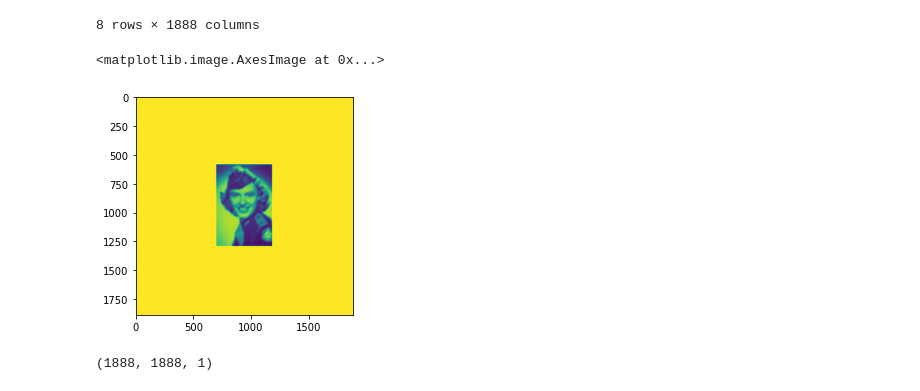
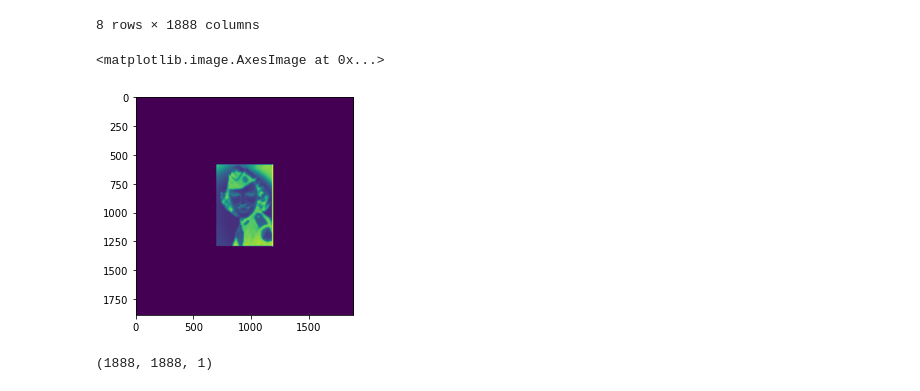
Before and after one commit to rainbowjoy1/MachineLearningClass, a Jupyter notebook: Testing_my_model_tf_Y.ipynb, the cells around one changed output. Saved outputs shown, nothing was run; the diff lists cells and outputs as text; code cells hidden in the pictures.

```diff
--- a/Testing_my_model_tf_Y.ipynb
+++ b/Testing_my_model_tf_Y.ipynb
@@ -29,4 +29,4 @@ import sys
 # %% [markdown]
 ### Load model1
 # %%
-reconstructed_model = load_model("my_model_tf_Y")
+reconstructed_model = load_model("my_model_tf_")
@@ -406,10 +446,10 @@ df_B.describe()
 # %%
 #test_predict_reshaped = test_predict_reshaped*128
 # %%
-plt.imshow(test_predict_reshaped[:,:,1])
+plt.imshow(test_predict_reshaped[:,:,0])
 # %% [output]
 <matplotlib.image.AxesImage at 0x...>
-[figure, old version]
+[figure, new version]
 # %%
 BW_reshaped  = BW[0,:,:,:]
 # %%
```
Also changed, not shown: parts of 1 cell of this notebook, 17 other files.
